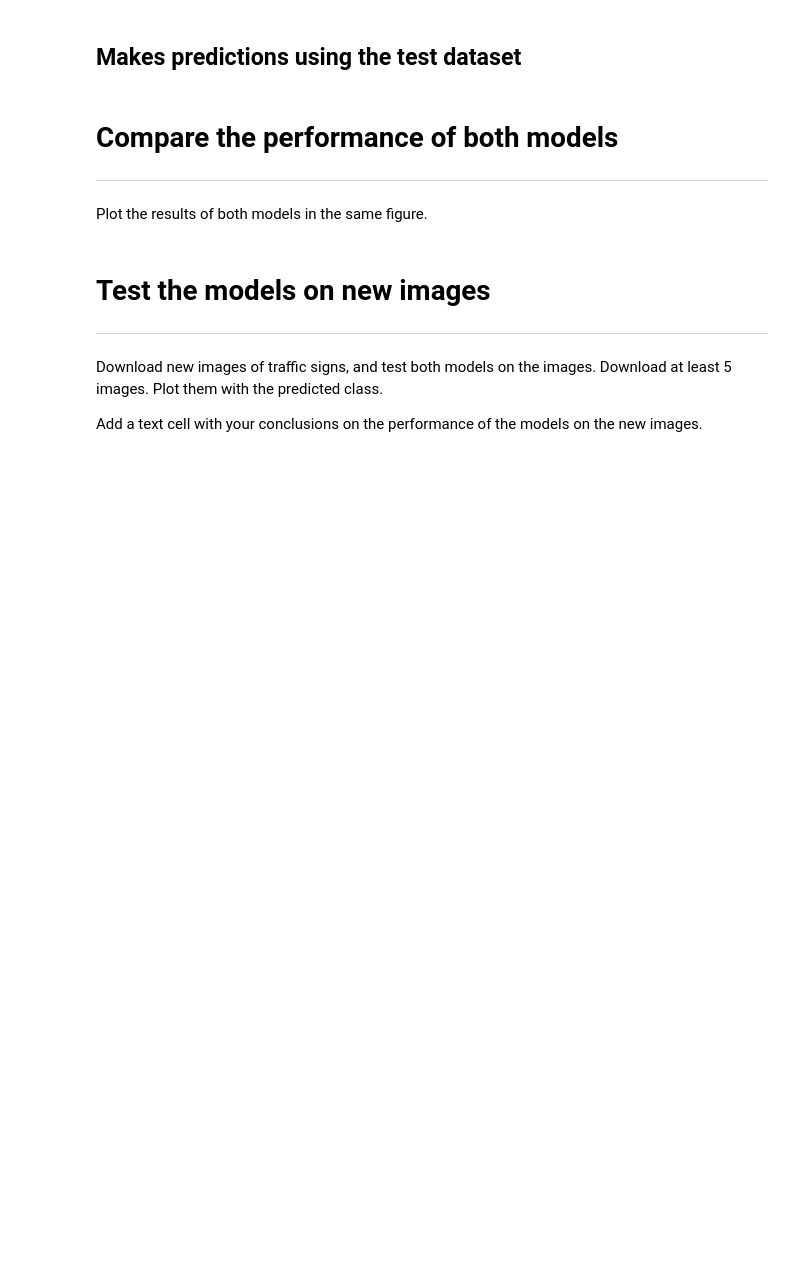
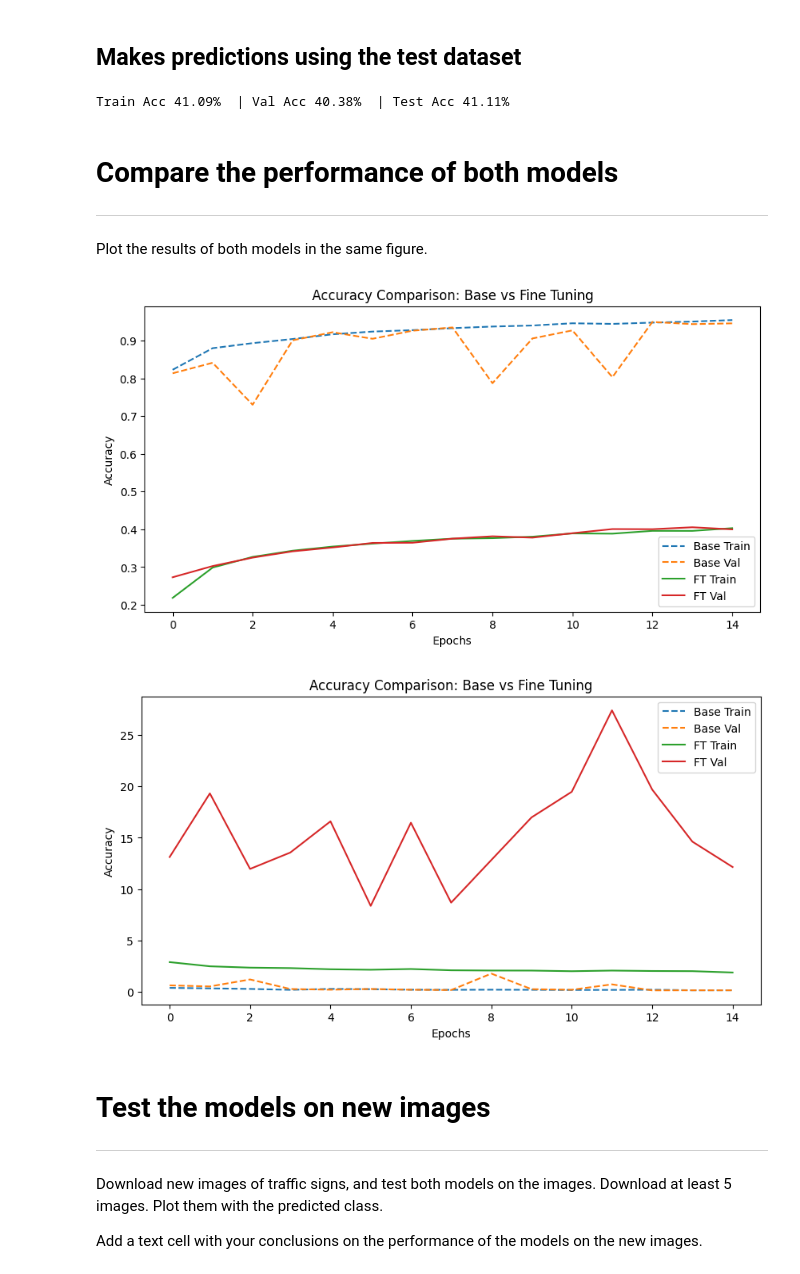
Before and after one commit to RicardoCalvoP/TC3007C, a Jupyter notebook: ComputerVision/Project_Traffic_sign_classifier.ipynb, the cells around one changed output. Cells and saved outputs as stored; diff of their text form; code cells hidden in the pictures; blank space fills up the shorter version.

```diff
--- a/ComputerVision/Project_Traffic_sign_classifier.ipynb
+++ b/ComputerVision/Project_Traffic_sign_classifier.ipynb
@@ -361,3 +634,19 @@ Create a model using transfer learning, data augmentation, and fine-tuning, trai
+# %%
+# TODO: Make predictions
+
+test_dataset = SignalsDatasets(test_images, test_labels, one_hot_labels, transform=image_transforms)
+test_dataloader = DataLoader(test_dataset, batch_size=25, shuffle=True)
+
+train_acc = compute_accuracy(signalModel_ft, train_dataloader, device = torch.device('cuda'))
+val_acc = compute_accuracy(signalModel_ft, val_dataloader, device = torch.device('cuda'))
+test_acc = compute_accuracy(signalModel_ft, test_dataloader, device = torch.device('cuda'))
+print(
+    f"Train Acc {train_acc*100:.2f}%",
+    f" | Val Acc {val_acc*100:.2f}%",
+    f" | Test Acc {test_acc*100:.2f}%"
+)
+# %% [output]
+Train Acc 41.09%  | Val Acc 40.38%  | Test Acc 41.11%
 # %% [markdown]
 # Compare the performance of both models
 ---
@@ -368,3 +655,56 @@ Plot the results of both models in the same figure.
+# %%
+# TODO: Plot the results of both datasets in the same figure.
+
+# Read the metrics.csv file generated by the PyTorch Lightning logger
+metrics_base = pd.read_csv(f"{trainer_cnn.logger.log_dir}/metrics.csv")
+metrics_ft   = pd.read_csv(f"{trainer_cnn_ft.logger.log_dir}/metrics.csv")
+
+df_base = metrics_base.groupby("epoch").mean()
+df_ft   = metrics_ft.groupby("epoch").mean()
+
+
+# TODO: Plot the results of the training and validation accuracy.
+
+# Create a figure and axis for plotting
+fig, ax = plt.subplots(1, 1, figsize=(10, 5))
+
+ax.set_xlabel("Epochs")
+ax.set_ylabel("Accuracy")
+
+# BASE model
+ax.plot(df_base["train_acc"], label="Base Train", linestyle="--")
+ax.plot(df_base["val_acc"],   label="Base Val",   linestyle="--")
+
+# FINE TUNING model
+ax.plot(df_ft["train_acc"], label="FT Train")
+ax.plot(df_ft["val_acc"],   label="FT Val")
+
+ax.set_title("Accuracy Comparison: Base vs Fine Tuning")
+ax.legend()
+plt.show()
+
+# TODO: Plot the results of the training and validation accuracy.
+
+# Create a figure and axis for plotting
+fig, ax = plt.subplots(1, 1, figsize=(10, 5))
+
+ax.set_xlabel("Epochs")
+ax.set_ylabel("Accuracy")
+
+# BASE model
+ax.plot(df_base["train_loss"], label="Base Train", linestyle="--")
+ax.plot(df_base["val_loss"],   label="Base Val",   linestyle="--")
+
+# FINE TUNING model
+ax.plot(df_ft["train_loss"], label="FT Train")
+ax.plot(df_ft["val_loss"],   label="FT Val")
+
+ax.set_title("Accuracy Comparison: Base vs Fine Tuning")
+ax.legend()
+plt.show()
+# %% [output]
+[figure, added]
+[figure, added]
 # %% [markdown]
 # Test the models on new images
 ---
```
Also changed, not shown: parts of 26 cells of this notebook, 5 other files.
